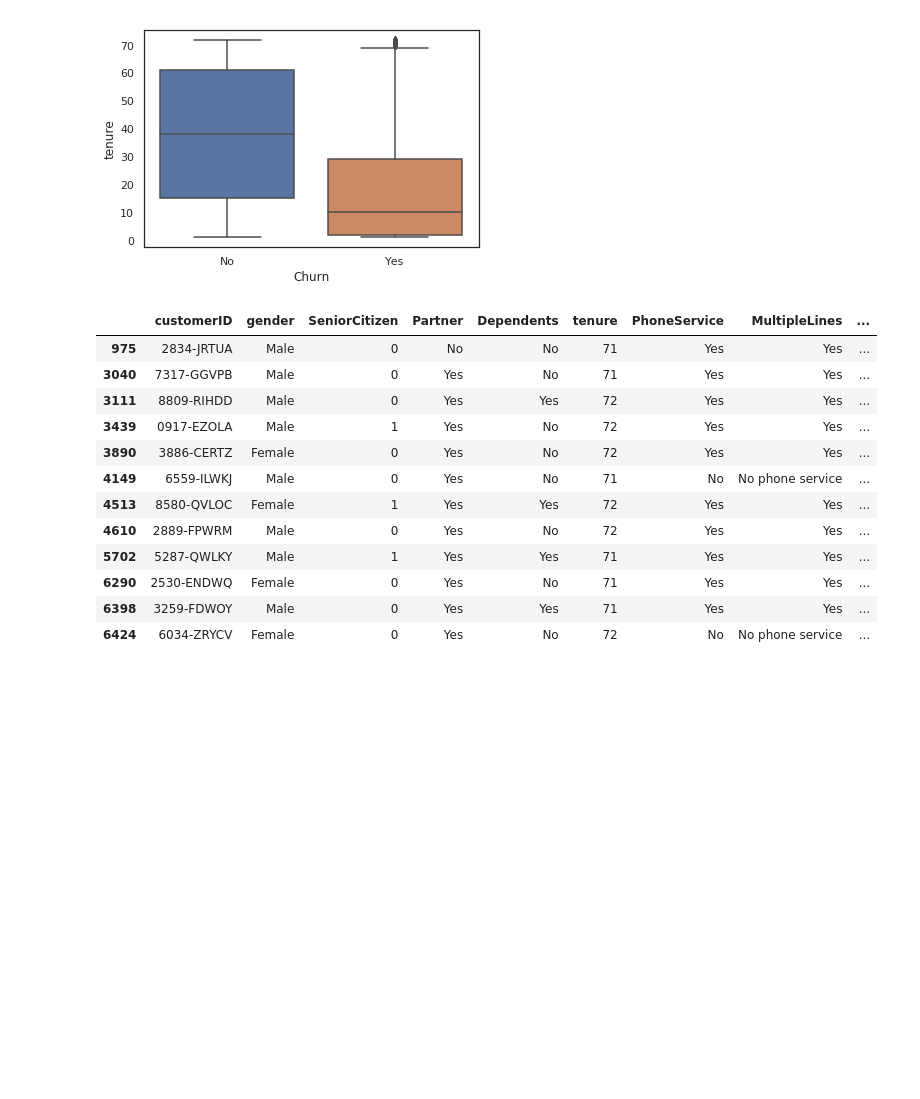
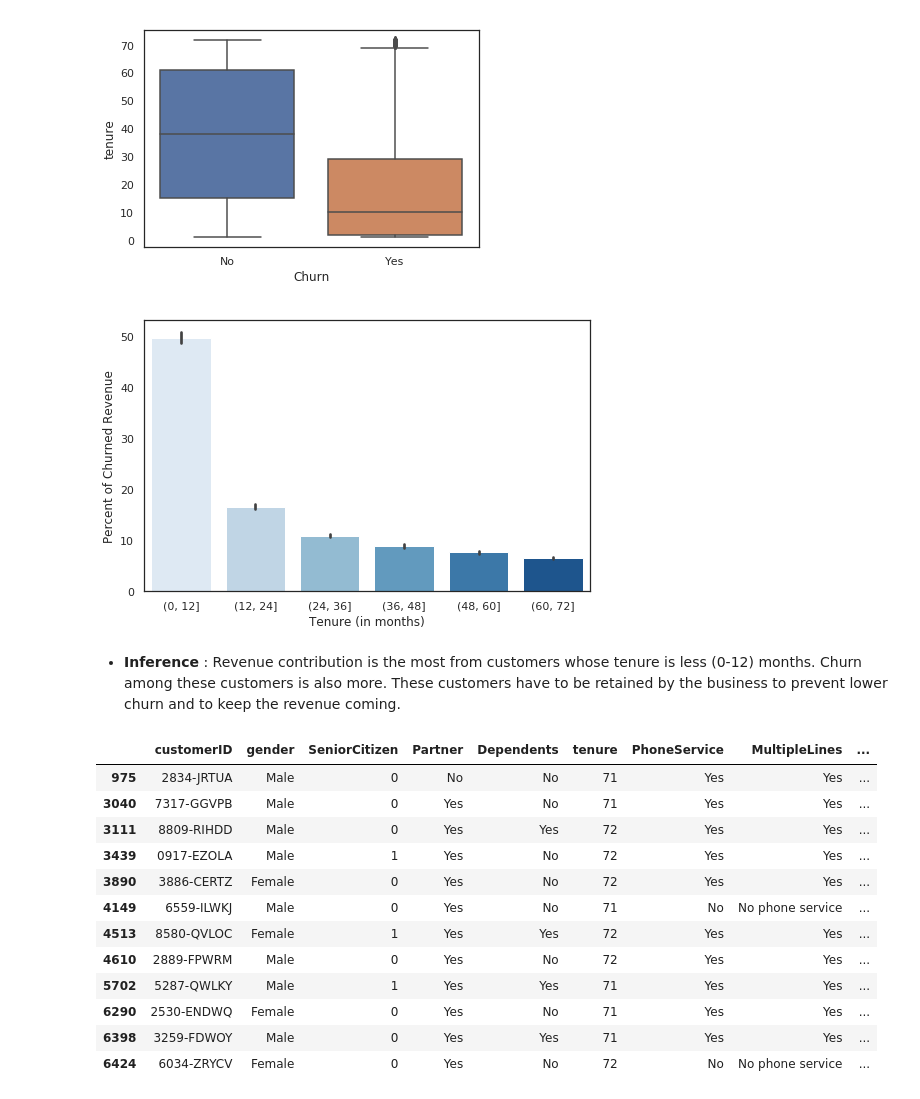
Before and after one commit to ysurs/Telco-Churn-prediction, a Jupyter notebook: telecom-churn-prediction.ipynb, the cells around one changed output. Cells and saved outputs as stored; diff of their text form; code cells hidden in the pictures; blank space fills up the shorter version.

Commit message:
Kaggle Notebook | Telecom Churn Prediction | Version 3|EDA complete

```diff
--- a/telecom-churn-prediction.ipynb
+++ b/telecom-churn-prediction.ipynb
@@ -512,6 +512,25 @@ sns.boxplot(x = telecom_customer_data.Churn, y = telecom_customer_data.tenure)
 # %% [output]
 <matplotlib.axes._subplots.AxesSubplot at 0x...>
 [figure]
+# %%
+churned_users = telecom_customer_data[telecom_customer_data['Churn']=="Yes"]
+bins = [(0, 12), (12, 24), (24, 36), (36, 48), (48, 60), (60, 72)]
+binned_tenure = pd.cut(list(churned_users['tenure']),
+                       bins=pd.IntervalIndex.from_tuples(bins))
+revenue_share = churned_users['MonthlyCharges'] / churned_users['MonthlyCharges'].sum()
+temp_df = pd.DataFrame(data={'tenure':binned_tenure,
+                             'revenue_share(%)': revenue_share * 100})
+
+
+fig, ax = plt.subplots(nrows=1, ncols=1, figsize=(8,5))
+sns.barplot(x='tenure', y='revenue_share(%)', data=temp_df,
+            estimator=np.sum, palette='Blues', ax=ax)
+ax.set_xlabel('Tenure (in months)')
+ax.set_ylabel('Percent of Churned Revenue');
+# %% [output]
+[figure, added]
+# %% [markdown]
+* **Inference** : Revenue contribution is the most from customers whose tenure is less (0-12) months. Churn among these customers is also more. These customers have to be retained by the business to prevent lower churn and to keep the revenue coming.
 # %%
 # These are the outliers based on the above boxplot
 telecom_customer_data[(telecom_customer_data['Churn']=="Yes") & (telecom_customer_data['tenure']>70)]
```
Also changed, not shown: parts of 2 cells of this notebook.
